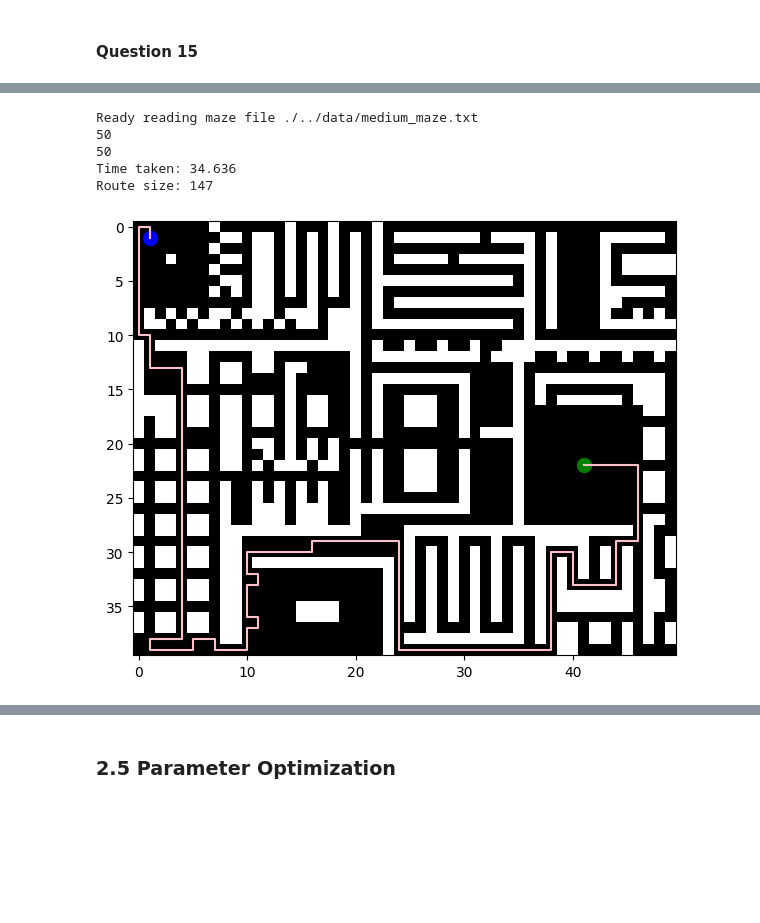
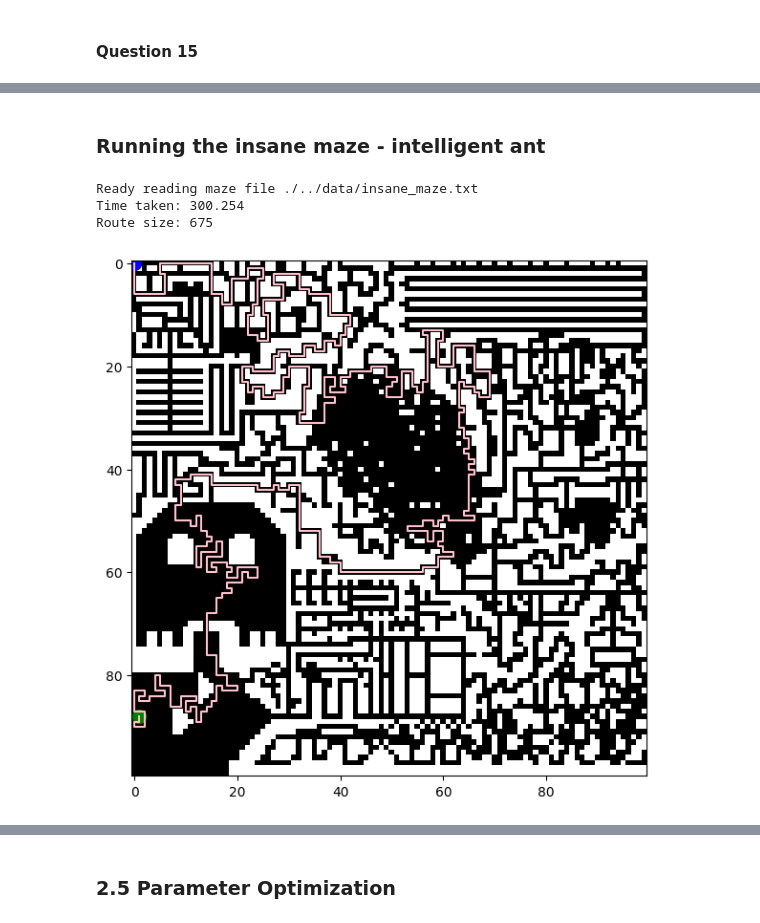
Before and after one commit to Vlad13503/Genetic-Algorithms-_-Ant-Colony-Optimization, a Jupyter notebook: src/Main.ipynb, the cells around one changed output, grey strips where cells are left out. Cells and saved outputs as stored; diff of their text form; code cells hidden in the pictures; blank space fills up the shorter version.

```diff
--- a/src/Main.ipynb
+++ b/src/Main.ipynb
@@ -493,7 +503,8 @@ class StandardAnt:
             pheromone = []
             lst=[Direction.east,Direction.north,Direction.west,Direction.south]
             for direction in range(4):
-                newCoord=Coordinate(self.current_position.x+dx[direction],self.current_position.y+dy[direction])
+                newCoord=Coordinate(self.current_position.x+dx[direction],
+                                    self.current_position.y+dy[direction])
                 if maze.in_bounds(newCoord) and self.visited[newCoord.x][newCoord.y]==0:
                     pheromone.append(maze.get_pheromone(newCoord))
                 else:
@@ -509,7 +520,9 @@ class StandardAnt:
             #print(choice)
 #print(pheromone)
             direction=Direction.dir_to_int(choice)
-            self.current_position=Coordinate(self.current_position.x+dx[direction],self.current_position.y+dy[direction])
+            self.current_position=Coordinate(
+                self.current_position.x+dx[direction],
+                self.current_position.y+dy[direction])
             route.add(choice)
         return (route,last)
 # %%
@@ -849,7 +875,8 @@ class IntelligentAnt:
     """
     Constructor of an IntelligentAnt taking a Maze and PathSpecification
     @param maze: the Maze where the ant will try to find a route
-    @param path_specification: the PathSpecification consisting of a start and an end coordinate
+    @param path_specification: the PathSpecification consisting of a start and
+    an end coordinate
     """
     def __init__(self, rng, maze, path_specification, no_iterations, inertia):
         self.rng = rng
@@ -886,7 +913,8 @@ class IntelligentAnt:
             pheromone = []
             lst=[Direction.east,Direction.north,Direction.west,Direction.south]
             for direction in range(4):
-                newCoord=Coordinate(self.current_position.x+dx[direction],self.current_position.y+dy[direction])
+                newCoord=Coordinate(self.current_position.x+dx[direction],
+                                    self.current_position.y+dy[direction])
                 if newCoord not in self.visited:
                     pheromone.append(maze.get_pheromone(newCoord))
                 else:
@@ -913,7 +941,8 @@ class IntelligentAnt:
             #print(choice)
 #print(pheromone)
             direction=Direction.dir_to_int(choice)
-            self.current_position=Coordinate(self.current_position.x+dx[direction],self.current_position.y+dy[direction])
+            self.current_position=Coordinate(self.current_position.x+dx[direction],
+                                             self.current_position.y+dy[direction])
             route.add(choice)
             directions_history.append(direction)
             self.inertia=direction
@@ -952,31 +1094,34 @@ Route size: 38
+# %% [markdown]
+### Running the insane maze - intelligent ant
 # %%
 # Please keep your parameters for the ACO easily changeable here
-gen = 50
-no_gen = 20
+gen = 10
+no_gen = 10
 q = 1600
-evap = 0.1
-ant_iterations=300
+evap = 0.3
+ant_iterations=int(1e9)
 #this accounts for how long do we let an ant wander through the maze
-inertia = 0.2
+inertia = 1/15
 
 # Construct the optimization objects
-maze_level="medium"
+maze_level="insane"
 maze = Maze.create_maze("./../data/"+maze_level+"_maze.txt")
-spec = PathSpecification.read_coordinates("./../data/"+maze_level+"_coordinates.txt")
-aco = AntColonyOptimization(maze, gen, no_gen, q, evap, ant_iterations, IntelligentAnt, inertia)
+spec = PathSpecification.read_coordinates(
+    "./../data/"+maze_level+"_coordinates.txt")
+aco = AntColonyOptimization(maze, gen, no_gen, q, evap, ant_iterations,
+                            IntelligentAnt, inertia)
 
 start_time = int(round(time.time() * 1000))
 shortest_route = aco.find_shortest_route(spec)
 
-print("Time taken: " + str((int(round(time.time() * 1000)) - start_time) / 1000.0))
+print("Time taken: " + str(
+    (int(round(time.time() * 1000)) - start_time) / 1000.0))
 print("Route size: " + (str(shortest_route.size())))
 Visualizer.visualize_individual_path(maze, shortest_route, spec)
 
-# shortest_route.write_to_file("./../data/easy_solution.txt")
+shortest_route.write_to_file("./../data/11_insane.txt")
 # %% [output]
-Ready reading maze file ./../data/medium_maze.txt
-50
-50
-Time taken: 34.636
-Route size: 147
+Ready reading maze file ./../data/insane_maze.txt
+Time taken: 300.254
+Route size: 675
-[figure, old version]
+[figure, new version]
```
Also changed, not shown: parts of 40 cells of this notebook, 6 other files.
